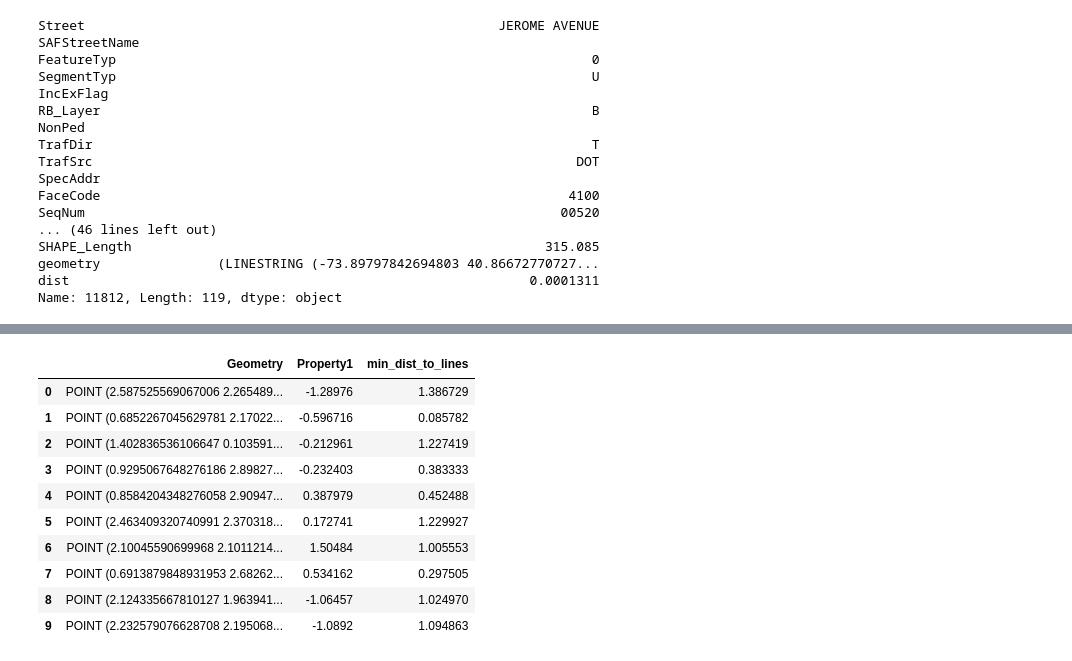
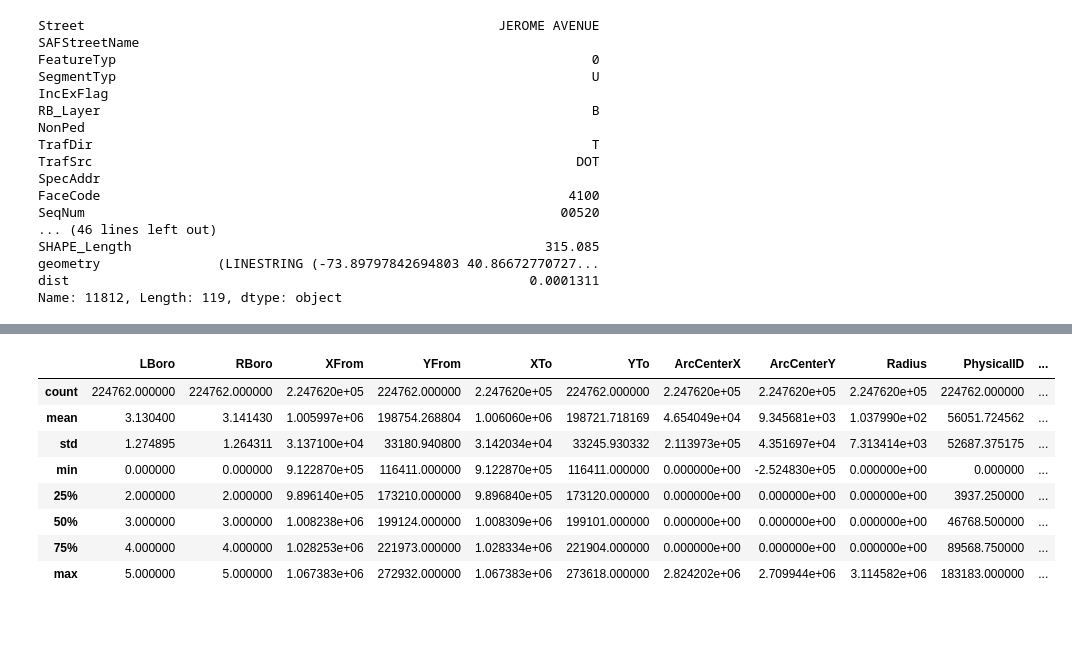
Before and after one commit to riordan/nyc-parkingrestrictions, a Jupyter notebook: NYC Parking Data Cleaning.ipynb, the cells around one changed output, grey strips where cells are left out. Drawn from its saved outputs; the diff is of its cells as text; code cells hidden in the pictures; blank space fills up the shorter version.

```diff
--- a/NYC Parking Data Cleaning.ipynb
+++ b/NYC Parking Data Cleaning.ipynb
@@ -398,19 +410,13 @@ lines.plot()
-# %%
-min_dist = np.empty(n)
-for i, point in enumerate(points):
-    min_dist[i] = np.min([point.distance(line) for line in lines])
-df_points['min_dist_to_lines'] = min_dist
-df_points
-# %% [output]
-|  | Geometry | Property1 | min_dist_to_lines |
-| 0 | POINT (2.587525569067006 2.265489... | -1.28976 | 1.386729 |
-| 1 | POINT (0.6852267045629781 2.17022... | -0.596716 | 0.085782 |
-| 2 | POINT (1.402836536106647 0.103591... | -0.212961 | 1.227419 |
-| 3 | POINT (0.9295067648276186 2.89827... | -0.232403 | 0.383333 |
-| 4 | POINT (0.8584204348276058 2.90947... | 0.387979 | 0.452488 |
-| 5 | POINT (2.463409320740991 2.370318... | 0.172741 | 1.229927 |
-| 6 | POINT (2.10045590699968 2.1011214... | 1.50484 | 1.005553 |
-| 7 | POINT (0.6913879848931953 2.68262... | 0.534162 | 0.297505 |
-| 8 | POINT (2.124335667810127 1.963941... | -1.06457 | 1.024970 |
-| 9 | POINT (2.232579076628708 2.195068... | -1.0892 | 1.094863 |
+# %%
+streets.describe()
+# %% [output]
+|  | LBoro | RBoro | XFrom | YFrom | XTo | YTo | ArcCenterX | ArcCenterY | Radius | PhysicalID | ... |
+| count | 224762.000000 | 224762.000000 | 2.247620e+05 | 224762.000000 | 2.247620e+05 | 224762.000000 | 2.247620e+05 | 2.247620e+05 | 2.247620e+05 | 224762.000000 | ... |
+| mean | 3.130400 | 3.141430 | 1.005997e+06 | 198754.268804 | 1.006060e+06 | 198721.718169 | 4.654049e+04 | 9.345681e+03 | 1.037990e+02 | 56051.724562 | ... |
+| std | 1.274895 | 1.264311 | 3.137100e+04 | 33180.940800 | 3.142034e+04 | 33245.930332 | 2.113973e+05 | 4.351697e+04 | 7.313414e+03 | 52687.375175 | ... |
+| min | 0.000000 | 0.000000 | 9.122870e+05 | 116411.000000 | 9.122870e+05 | 116411.000000 | 0.000000e+00 | -2.524830e+05 | 0.000000e+00 | 0.000000 | ... |
+| 25% | 2.000000 | 2.000000 | 9.896140e+05 | 173210.000000 | 9.896840e+05 | 173120.000000 | 0.000000e+00 | 0.000000e+00 | 0.000000e+00 | 3937.250000 | ... |
+| 50% | 3.000000 | 3.000000 | 1.008238e+06 | 199124.000000 | 1.008309e+06 | 199101.000000 | 0.000000e+00 | 0.000000e+00 | 0.000000e+00 | 46768.500000 | ... |
+| 75% | 4.000000 | 4.000000 | 1.028253e+06 | 221973.000000 | 1.028334e+06 | 221904.000000 | 0.000000e+00 | 0.000000e+00 | 0.000000e+00 | 89568.750000 | ... |
+| max | 5.000000 | 5.000000 | 1.067383e+06 | 272932.000000 | 1.067383e+06 | 273618.000000 | 2.824202e+06 | 2.709944e+06 | 3.114582e+06 | 183183.000000 | ... |
 # %%
```
Also changed, not shown: parts of 6 cells of this notebook.
